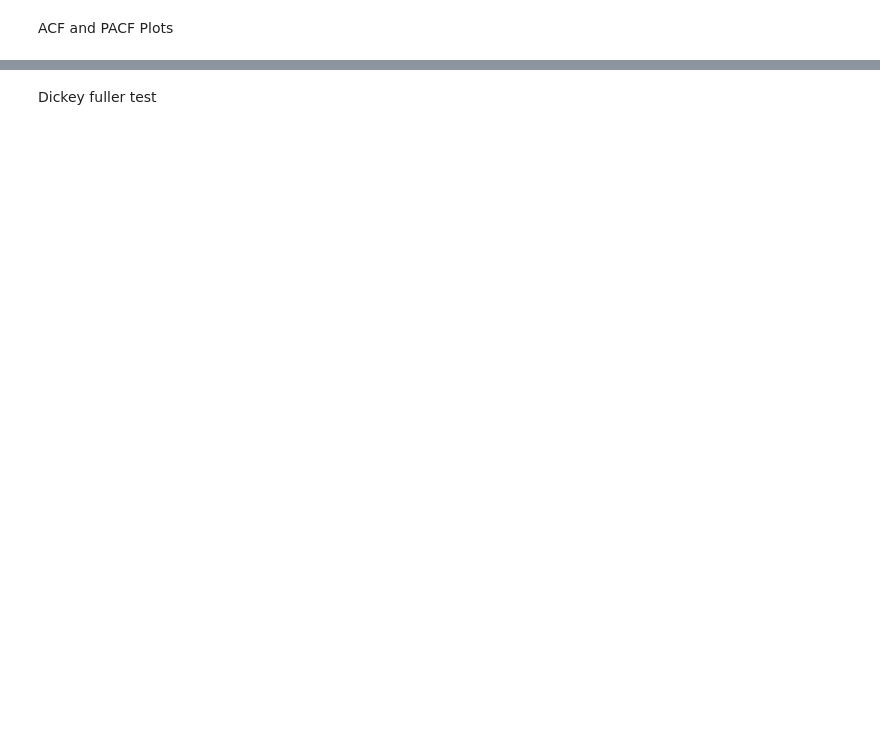
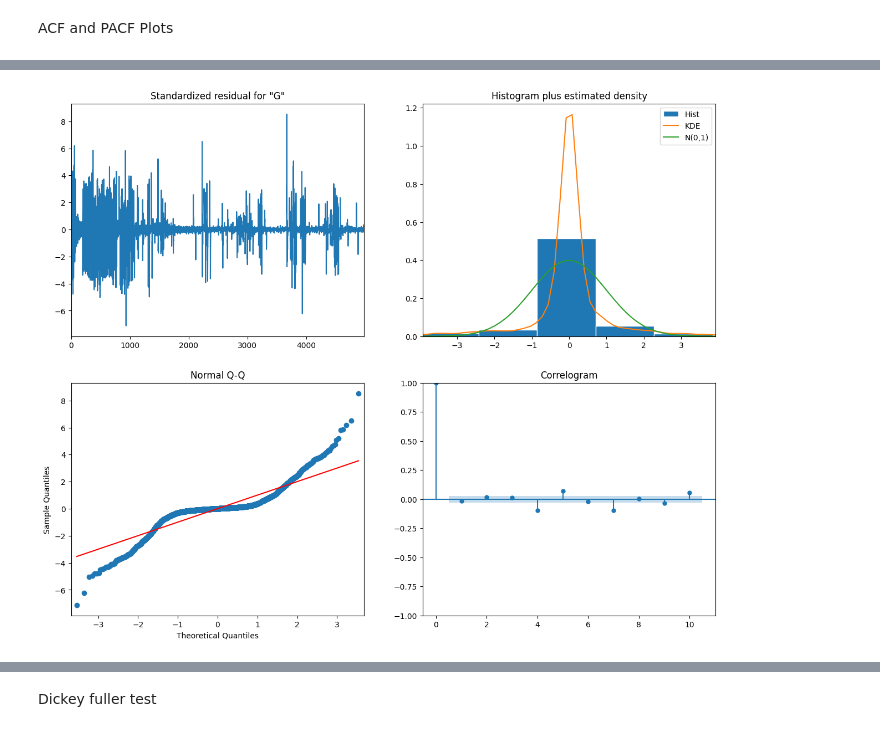
Before and after one commit to Enkhbayasgalan97/CA1-2026163, a Jupyter notebook: CA1.ipynb, the cells around one changed output, grey strips where cells are left out. Saved outputs shown, nothing was run; the diff lists cells and outputs as text; code cells hidden in the pictures; blank space fills up the shorter version.

Commit message:
calculated SARIMA model

```diff
--- a/CA1.ipynb
+++ b/CA1.ipynb
@@ -926,0 +916,13 @@ MemoryError: Unable to allocate 32.0 MiB for an array with shape (2, 2, 1048575)
+# %%
+from statsmodels.tsa.statespace.sarimax import SARIMAX
+
+#order = (2, 1, 2) means
+#3First 2 for auto regressive model, 1 for difference, and second 2 for moving average
+#seasonal_order = (2, 1, 2, 12) means
+#12 additional parameter means number of observations per year or the period
+sample_df_2=df_1.head(5000)
+series=sample_df_2["Global_active_power"].values
+best_model = SARIMAX(sample_df_2['Global_active_power'], order = (2, 1, 2), seasonal_order = (2, 1, 2, 12)).fit(dis = -1)
+
+#Display the summary of the model
+print(best_model.summary())
@@ -926,0 +947,6 @@ MemoryError: Unable to allocate 32.0 MiB for an array with shape (2, 2, 1048575)
+# %%
+#Diagnosing the model residuals
+best_model.plot_diagnostics(figsize = (15, 12))
+plt.show()
+# %% [output]
+[figure, added]
```
Also changed, not shown: parts of 22 cells of this notebook.
